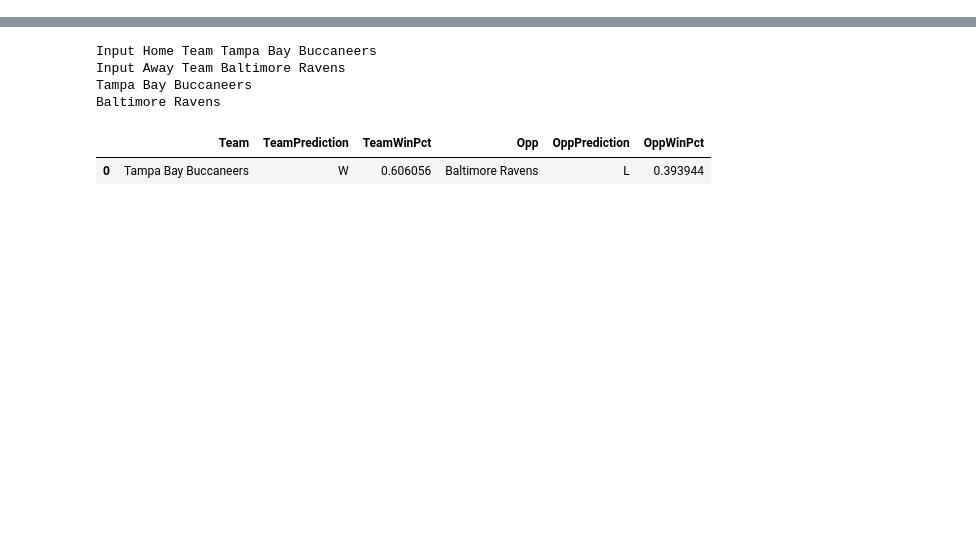
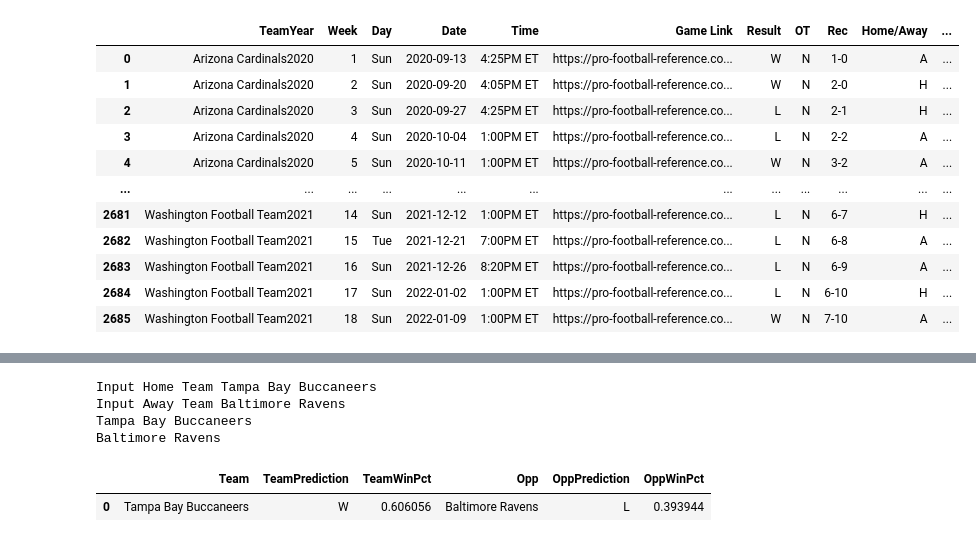
Before and after one commit to Meherzan-Gai/nfl-win-predictor, a Jupyter notebook: predictor.ipynb, the cells around one changed output, grey strips where cells are left out. Cells and saved outputs as stored; diff of their text form; code cells hidden in the pictures; blank space fills up the shorter version.

```diff
--- a/predictor.ipynb
+++ b/predictor.ipynb
@@ -139,30 +142,69 @@ opp_cols = ['TmSc', 'OppSc', 'Off1stD', 'OffTotYd', 'OffPassY',
        'OffRushY', 'OffTO', 'Def1stD', 'DefTotYd', 'DefPassY', 'DefRushY',
        'DefTO', 'EPOff', 'EPDef', 'EPSp.']
 new_cols = [f'{col}Rolling' for col in cols]
-matches_rolling = matches.set_index('Team').groupby('Team').apply(lambda x: rolling_averages(x, cols, new_cols),include_groups = False)
+
+num_season_games = 3
+
+matches_rolling = matches.set_index('TeamYear').groupby('TeamYear').apply(lambda x: rolling_averages(x, cols, new_cols),include_groups = False)
 matches_rolling = matches_rolling.droplevel(0)
 matches_rolling = matches_rolling.reset_index()
 
 
+#joining rows together so that the rolling averages for both home and away teams are in the same row of data
+
+#match_tester = matches_rolling[matches_rolling['Season'] == 2024].copy(deep = True)
+
+home_match_cols = ['Team', 'Week', 'Day', 'Date', 'Time', 'Game Link', 'OT', 'Opp',
+                   'Season', 'Hour', 'DayCode', 'TeamYear', 'OppYear', 'TeamCode', 'OppCode']
+
+away_match_cols = ['Opp', 'Week', 'Day', 'Date', 'Time', 'Game Link', 'OT', 'Team',
+                    'Season', 'Hour', 'DayCode', 'OppYear', 'TeamYear', 'OppCode', 'TeamCode']
+
+matches_rolling = matches_rolling.merge(matches_rolling, left_on = home_match_cols, right_on = away_match_cols, suffixes = (None, '_Opp'))
+
+matches_rolling = matches_rolling.drop(['Team_Opp', 'Result_Opp', 'Home/Away_Opp', 'Opp_Opp', 'Home/AwayCode_Opp', 'TeamYear_Opp', 'OppYear_Opp',
+       'TeamCode_Opp', 'OppCode_Opp', 'Target_Opp', 'TmSc_Opp', 'OppSc_Opp', 'Off1stD_Opp', 'OffTotYd_Opp', 'OffPassY_Opp', 'OffRushY_Opp', 'OffTO_Opp', 'Def1stD_Opp',
+                       'DefTotYd_Opp', 'DefPassY_Opp', 'DefRushY_Opp', 'DefTO_Opp', 'EPOff_Opp', 'EPDef_Opp', 'EPSp._Opp'], axis=1)
+
+
+
+matches_rolling.to_csv('matches_test.csv', index=False, encoding='utf-8') #writes the data to a csv file for visualization
+
+display(matches_rolling)
+print(matches_rolling.columns)
+
 
 predictorTests = []
-predictorTests.append([])
-predictorTests.append(['Off1stD', 'OffTotYd', 'OffPassY', 'OffRushY', 'OffTO', 'Def1stD',
-                       'DefTotYd', 'DefPassY', 'DefRushY', 'DefTO', 'EPOff', 'EPDef', 'EPSp.'])
-predictorTests.append(['Off1stD', 'OffTotYd', 'OffPassY', 'OffRushY', 'OffTO', 'Def1stD', 'DefTotYd', 'DefPassY', 'DefRushY', 'DefTO'])
-predictorTests.append(['OffTotYd', 'DefTotYd', 'OffRushY', 'OffTO'])
+predictorTests.append(['Home/AwayCode', 'TeamCode', 'OppCode'])
+#predictorTests.append(['Off1stD', 'OffTotYd', 'OffPassY', 'OffRushY', 'OffTO', 'Def1stD', 'DefTotYd', 'DefPassY', 'DefRushY', 'DefTO', 'EPOff', 'EPDef', 'EPSp.'])
+#predictorTests.append(['Off1stD', 'OffTotYd', 'OffPassY', 'OffRushY', 'OffTO', 'Def1stD', 'DefTotYd', 'DefPassY', 'DefRushY', 'DefTO'])
+#predictorTests.append(['OffTotYd', 'DefTotYd', 'OffRushY', 'OffTO'])
 
-predictorTests.append(['OffTotYd', 'DefTotYd', 'OffRushY', 'OffTO', 'DefTO'])
+#predictorTests.append(['OffTotYd', 'DefTotYd', 'OffRushY', 'OffTO', 'DefTO'])
 
 
-predictorTests.append(['TmSc', 'OppSc']) #should always be 100% as TmSc > OppSc = win
-predictorTests.append(['EPOff', 'EPDef', 'EPSp.'])
-predictorTests.append(['Off1stDRolling', 'OffTotYdRolling', 'OffPassYRolling', 'OffRushYRolling', 'OffTORolling',
-                       'Def1stDRolling', 'DefTotYdRolling', 'DefPassYRolling', 'DefRushYRolling', 'DefTORolling'])
-predictorTests.append(['OffTotYdRolling', 'DefTotYdRolling', 'OffRushYRolling', 'OffTORolling'])
+#predictorTests.append(['TmSc', 'OppSc']) #should always be 100% as TmSc > OppSc = win
+#predictorTests.append(['EPOff', 'EPDef', 'EPSp.'])
+
+#predictorTests.append(['Off1stDRolling', 'OffTotYdRolling', 'OffPassYRolling', 'OffRushYRolling', 'OffTORolling',
+#                       'Def1stDRolling', 'DefTotYdRolling', 'DefPassYRolling', 'DefRushYRolling', 'DefTORolling'])
+
+#predictorTests.append(['OffTotYdRolling', 'DefTotYdRolling', 'OffRushYRolling', 'OffTORolling'])
 
 predictorTests.append(['Off1stDRolling', 'OffTotYdRolling', 'OffPassYRolling', 'OffRushYRolling', 'OffTORolling',
-                       'Def1stDRolling', 'DefTotYdRolling', 'DefPassYRolling', 'DefRushYRolling', 'DefTORolling'])
+                       'Def1stDRolling', 'DefTotYdRolling', 'DefPassYRolling', 'DefRushYRolling', 'DefTORolling',
+                       'Off1stDRolling_Opp', 'OffTotYdRolling_Opp', 'OffPassYRolling_Opp','OffRushYRolling_Opp', 'OffTORolling_Opp',
+                       'Def1stDRolling_Opp', 'DefTotYdRolling_Opp', 'DefPassYRolling_Opp', 'DefRushYRolling_Opp',
+                       'DefTORolling_Opp'])
+
+
+predictorTests.append(['TmScRolling', 'OppScRolling', 'Off1stDRolling', 'OffTotYdRolling', 'OffPassYRolling', 'OffRushYRolling', 'OffTORolling',
+                       'Def1stDRolling', 'DefTotYdRolling', 'DefPassYRolling', 'DefRushYRolling', 'DefTORolling',
+
+                       'TmScRolling_Opp', 'OppScRolling_Opp',
+                       'Off1stDRolling_Opp', 'OffTotYdRolling_Opp', 'OffPassYRolling_Opp','OffRushYRolling_Opp', 'OffTORolling_Opp',
+                       'Def1stDRolling_Opp', 'DefTotYdRolling_Opp', 'DefPassYRolling_Opp', 'DefRushYRolling_Opp',
+                       'DefTORolling_Opp'])
 
 predictorTests.append(['Off1stD', 'OffTotYd', 'OffPassY', 'OffRushY', 'OffTO', 'Def1stD',
                        'DefTotYd', 'DefPassY', 'DefRushY', 'DefTO', 'EPOff', 'EPDef', 'EPSp.', 'Off1stDRolling', 'OffTotYdRolling', 'OffPassYRolling', 'OffRushYRolling', 'OffTORolling',
@@ -181,32 +223,44 @@ predictorTests.append(['Off1stD', 'OffTotYd', 'OffPassY', 'OffRushY', 'OffTO', '
 
 rf_models = []
 predictors = ['Home/AwayCode', 'TeamCode', 'OppCode']
 for predictorCols in predictorTests:
-    new_predictors = predictors + predictorCols
-    combined, precision, accuracy, rf = make_predictions(matches_rolling, new_predictors)
+    new_predictors = predictorCols
+    combined, precision, accuracy, rf = make_predictions(matches_rolling, predictorCols)
     rf_models.append(rf)
     print("Predictors:", new_predictors)
     print(f"Accuracy: {accuracy * 100:.2f}%")
     print(f"Precision: {precision * 100:.2f}%")
 
     #This shows how many times a correct prediction was made when one team was predicted to win and the other was predicted to lose
     combined = combined.merge(matches_rolling[['Date','Team','Opp','Result']], left_index = True, right_index = True)
     merged = combined.merge(combined, left_on = ['Date', 'Team'], right_on = ['Date', 'Opp'])
     #Prints out the importance of the different features used to predict games
     feature_importances = rf.feature_importances_
     print("Feature Importances")
     for feature, importance in zip(new_predictors, feature_importances):
         print(f"{feature}: {importance}")
 
     #remapping 0's and 1's to losses and wins
     mapping_cols = ['actual_x', 'actual_y', 'prediction_x', 'prediction_y']
     for col in mapping_cols:
         merged[col] = merged[col].apply(lambda x : 'W' if x == 1 else 'L')
 
 
     #prints correct win predictions
     print(merged[(merged['prediction_x'] == 'W') & (merged['prediction_y'] == 'L')]['actual_x'].value_counts())
 
     print("-"*200)
     print("")
 # %% [output]
+|  | TeamYear | Week | Day | Date | Time | Game Link | Result | OT | Rec | Home/Away | ... |
+| 0 | Arizona Cardinals2020 | 1 | Sun | 2020-09-13 | 4:25PM ET | https://pro-football-reference.co... | W | N | 1-0 | A | ... |
+| 1 | Arizona Cardinals2020 | 2 | Sun | 2020-09-20 | 4:05PM ET | https://pro-football-reference.co... | W | N | 2-0 | H | ... |
+| 2 | Arizona Cardinals2020 | 3 | Sun | 2020-09-27 | 4:25PM ET | https://pro-football-reference.co... | L | N | 2-1 | H | ... |
+| 3 | Arizona Cardinals2020 | 4 | Sun | 2020-10-04 | 1:00PM ET | https://pro-football-reference.co... | L | N | 2-2 | A | ... |
+| 4 | Arizona Cardinals2020 | 5 | Sun | 2020-10-11 | 1:00PM ET | https://pro-football-reference.co... | W | N | 3-2 | A | ... |
+| ... | ... | ... | ... | ... | ... | ... | ... | ... | ... | ... | ... |
+| 2681 | Washington Football Team2021 | 14 | Sun | 2021-12-12 | 1:00PM ET | https://pro-football-reference.co... | L | N | 6-7 | H | ... |
+| 2682 | Washington Football Team2021 | 15 | Tue | 2021-12-21 | 7:00PM ET | https://pro-football-reference.co... | L | N | 6-8 | A | ... |
+| 2683 | Washington Football Team2021 | 16 | Sun | 2021-12-26 | 8:20PM ET | https://pro-football-reference.co... | L | N | 6-9 | A | ... |
+| 2684 | Washington Football Team2021 | 17 | Sun | 2022-01-02 | 1:00PM ET | https://pro-football-reference.co... | L | N | 6-10 | H | ... |
+| 2685 | Washington Football Team2021 | 18 | Sun | 2022-01-09 | 1:00PM ET | https://pro-football-reference.co... | W | N | 7-10 | A | ... |
```
Also changed, not shown: parts of 7 cells of this notebook.
